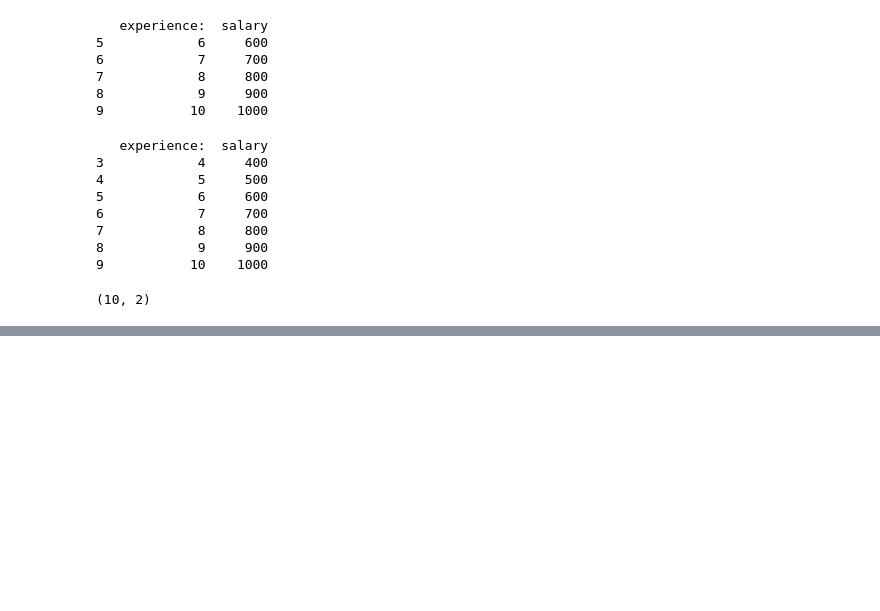
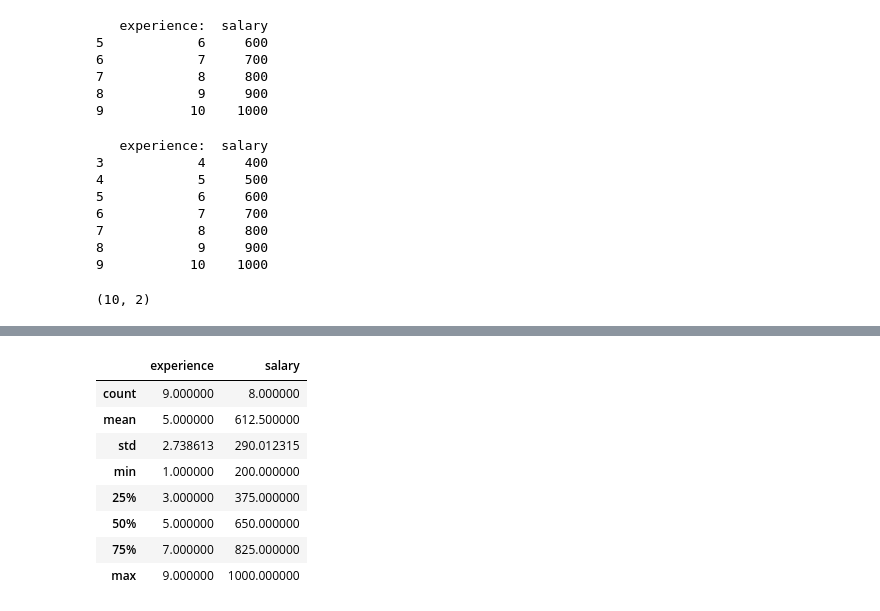
Before and after one commit to rajmayukh78/aws-ml-engineeering-task, a Jupyter notebook: day9(pandas).ipynb, the cells around one changed output, grey strips where cells are left out. Cells and saved outputs as stored; diff of their text form; code cells hidden in the pictures; blank space fills up the shorter version.

```diff
--- a/day9(pandas).ipynb
+++ b/day9(pandas).ipynb
@@ -67,0 +119,22 @@ print(df.shape)
+# %%
+#describe
+# info
+import numpy as np
+data = {
+    "experience":[1,2,3,4,5,6,7,8,9,np.nan],
+    "salary":[np.nan,200,300,400,np.nan,600,700,800,900,1000]
+}
+
+df = pd.DataFrame(data)
+
+df.describe()
+# %% [output]
+|  | experience | salary |
+| count | 9.000000 | 8.000000 |
+| mean | 5.000000 | 612.500000 |
+| std | 2.738613 | 290.012315 |
+| min | 1.000000 | 200.000000 |
+| 25% | 3.000000 | 375.000000 |
+| 50% | 5.000000 | 650.000000 |
+| 75% | 7.000000 | 825.000000 |
+| max | 9.000000 | 1000.000000 |
```
Also changed, not shown: parts of 23 cells of this notebook.
